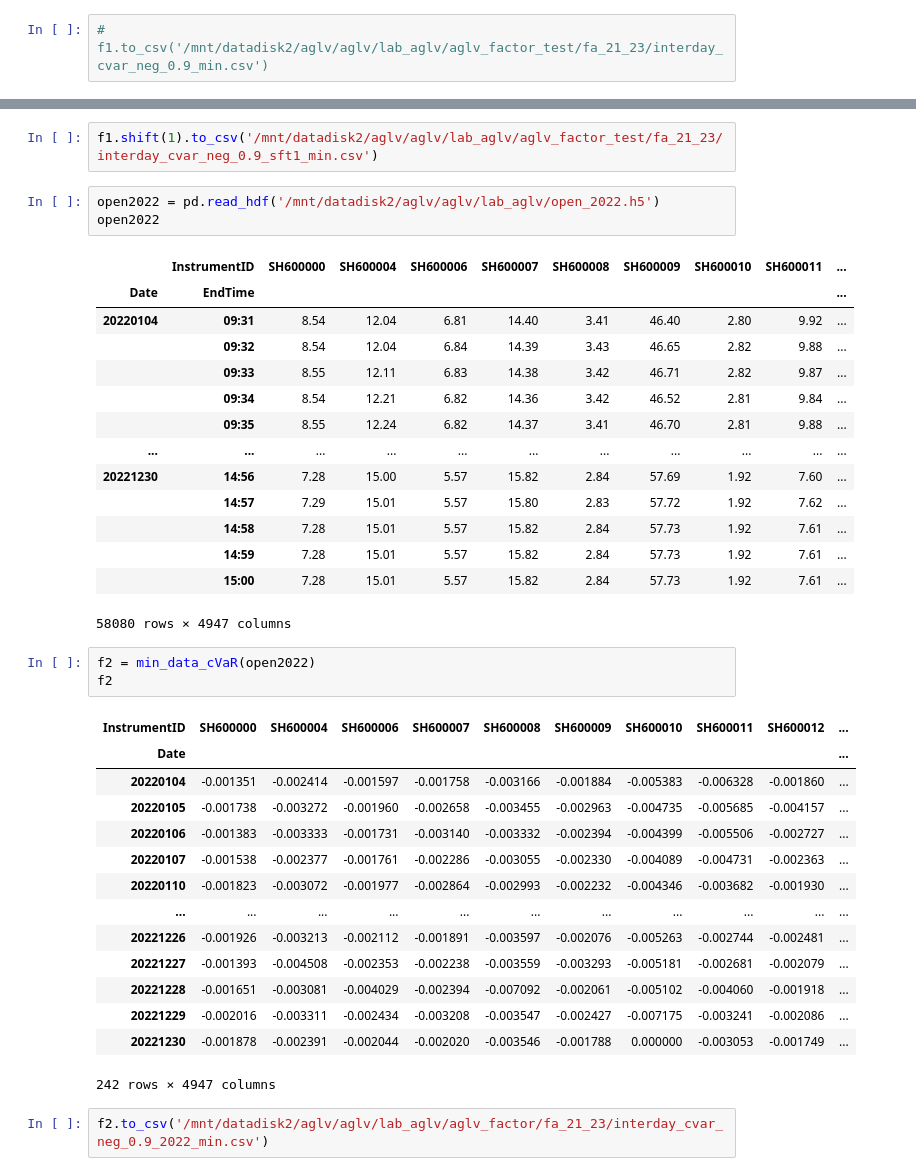
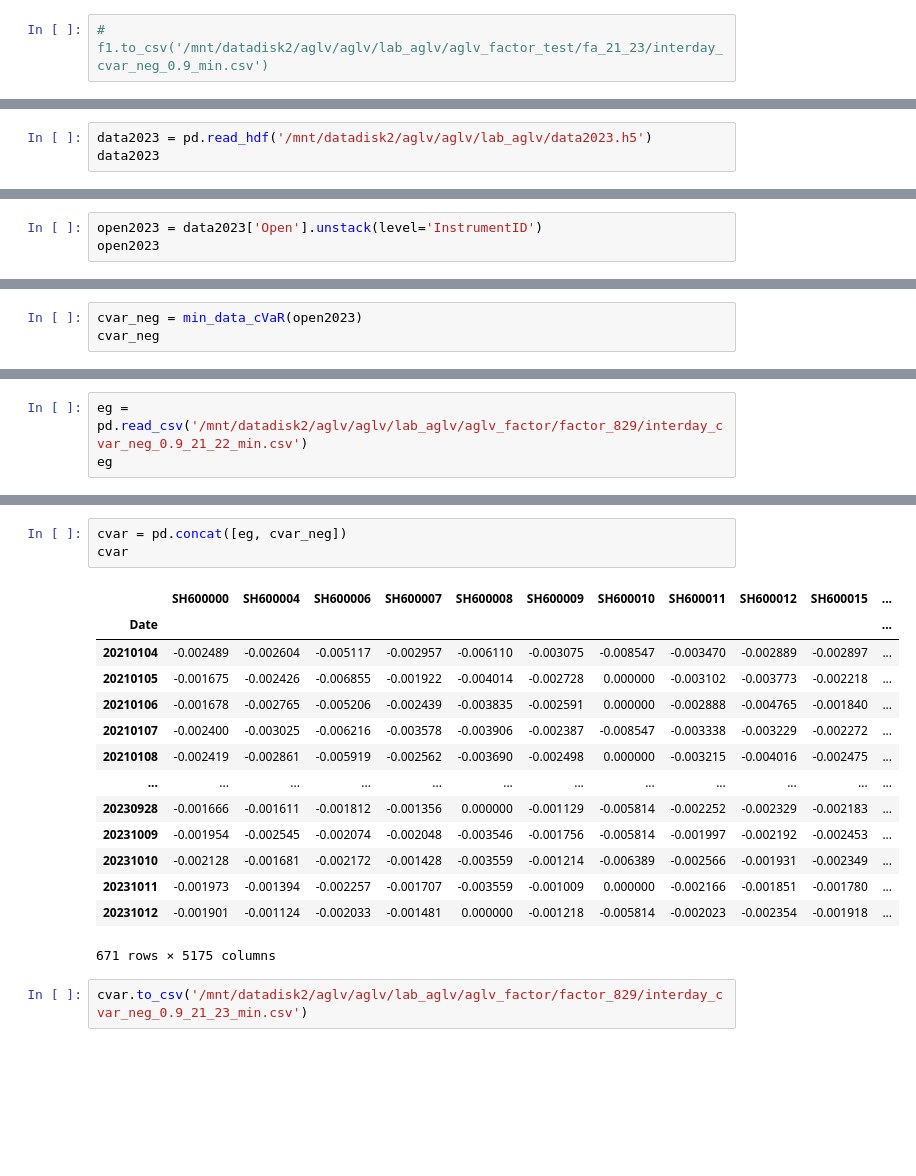
Before and after one commit to ForestMayJun/Quant, a Jupyter notebook: minute_alpha/alpha_interday_cVar.ipynb, the cells around one changed output, grey strips where cells are left out. Saved outputs shown, nothing was run; the diff lists cells and outputs as text; blank space fills up the shorter version.

```diff
--- a/minute_alpha/alpha_interday_cVar.ipynb
+++ b/minute_alpha/alpha_interday_cVar.ipynb
@@ -92,0 +75,3 @@ f2
+# %%
+data2023 = pd.read_hdf('/mnt/datadisk2/aglv/aglv/lab_aglv/data2023.h5')
+data2023
@@ -92,0 +93,3 @@ f2
+# %%
+open2023 = data2023['Open'].unstack(level='InstrumentID')
+open2023
@@ -92,0 +111,3 @@ f2
+# %%
+cvar_neg = min_data_cVaR(open2023)
+cvar_neg
@@ -92,0 +129,3 @@ f2
+# %%
+eg = pd.read_csv('/mnt/datadisk2/aglv/aglv/lab_aglv/aglv_factor/factor_829/interday_cvar_neg_0.9_21_22_min.csv')
+eg
@@ -93,40 +164,20 @@ f2
+# %%
+cvar = pd.concat([eg, cvar_neg])
+cvar
+# %% [output]
+|  | SH600000 | SH600004 | SH600006 | SH600007 | SH600008 | SH600009 | SH600010 | SH600011 | SH600012 | SH600015 | ... |
+| Date |  |  |  |  |  |  |  |  |  |  | ... |
+| 20210104 | -0.002489 | -0.002604 | -0.005117 | -0.002957 | -0.006110 | -0.003075 | -0.008547 | -0.003470 | -0.002889 | -0.002897 | ... |
+| 20210105 | -0.001675 | -0.002426 | -0.006855 | -0.001922 | -0.004014 | -0.002728 | 0.000000 | -0.003102 | -0.003773 | -0.002218 | ... |
+| 20210106 | -0.001678 | -0.002765 | -0.005206 | -0.002439 | -0.003835 | -0.002591 | 0.000000 | -0.002888 | -0.004765 | -0.001840 | ... |
+| 20210107 | -0.002400 | -0.003025 | -0.006216 | -0.003578 | -0.003906 | -0.002387 | -0.008547 | -0.003338 | -0.003229 | -0.002272 | ... |
+| 20210108 | -0.002419 | -0.002861 | -0.005919 | -0.002562 | -0.003690 | -0.002498 | 0.000000 | -0.003215 | -0.004016 | -0.002475 | ... |
+| ... | ... | ... | ... | ... | ... | ... | ... | ... | ... | ... | ... |
+| 20230928 | -0.001666 | -0.001611 | -0.001812 | -0.001356 | 0.000000 | -0.001129 | -0.005814 | -0.002252 | -0.002329 | -0.002183 | ... |
+| 20231009 | -0.001954 | -0.002545 | -0.002074 | -0.002048 | -0.003546 | -0.001756 | -0.005814 | -0.001997 | -0.002192 | -0.002453 | ... |
+| 20231010 | -0.002128 | -0.001681 | -0.002172 | -0.001428 | -0.003559 | -0.001214 | -0.006389 | -0.002566 | -0.001931 | -0.002349 | ... |
+| 20231011 | -0.001973 | -0.001394 | -0.002257 | -0.001707 | -0.003559 | -0.001009 | 0.000000 | -0.002166 | -0.001851 | -0.001780 | ... |
+| 20231012 | -0.001901 | -0.001124 | -0.002033 | -0.001481 | 0.000000 | -0.001218 | -0.005814 | -0.002023 | -0.002354 | -0.001918 | ... |
+671 rows × 5175 columns
 # %%
-f1.shift(1).to_csv('/mnt/datadisk2/aglv/aglv/lab_aglv/aglv_factor_test/fa_21_23/interday_cvar_neg_0.9_sft1_min.csv')
+cvar.to_csv('/mnt/datadisk2/aglv/aglv/lab_aglv/aglv_factor/factor_829/interday_cvar_neg_0.9_21_23_min.csv')
-# %%
-open2022 = pd.read_hdf('/mnt/datadisk2/aglv/aglv/lab_aglv/open_2022.h5')
-open2022
-# %% [output]
-|  | InstrumentID | SH600000 | SH600004 | SH600006 | SH600007 | SH600008 | SH600009 | SH600010 | SH600011 | ... |
-| Date | EndTime |  |  |  |  |  |  |  |  | ... |
-| 20220104 | 09:31 | 8.54 | 12.04 | 6.81 | 14.40 | 3.41 | 46.40 | 2.80 | 9.92 | ... |
-|  | 09:32 | 8.54 | 12.04 | 6.84 | 14.39 | 3.43 | 46.65 | 2.82 | 9.88 | ... |
-|  | 09:33 | 8.55 | 12.11 | 6.83 | 14.38 | 3.42 | 46.71 | 2.82 | 9.87 | ... |
-|  | 09:34 | 8.54 | 12.21 | 6.82 | 14.36 | 3.42 | 46.52 | 2.81 | 9.84 | ... |
-|  | 09:35 | 8.55 | 12.24 | 6.82 | 14.37 | 3.41 | 46.70 | 2.81 | 9.88 | ... |
-| ... | ... | ... | ... | ... | ... | ... | ... | ... | ... | ... |
-| 20221230 | 14:56 | 7.28 | 15.00 | 5.57 | 15.82 | 2.84 | 57.69 | 1.92 | 7.60 | ... |
-|  | 14:57 | 7.29 | 15.01 | 5.57 | 15.80 | 2.83 | 57.72 | 1.92 | 7.62 | ... |
-|  | 14:58 | 7.28 | 15.01 | 5.57 | 15.82 | 2.84 | 57.73 | 1.92 | 7.61 | ... |
-|  | 14:59 | 7.28 | 15.01 | 5.57 | 15.82 | 2.84 | 57.73 | 1.92 | 7.61 | ... |
-|  | 15:00 | 7.28 | 15.01 | 5.57 | 15.82 | 2.84 | 57.73 | 1.92 | 7.61 | ... |
-58080 rows × 4947 columns
-# %%
-f2 = min_data_cVaR(open2022)
-f2
-# %% [output]
-| InstrumentID | SH600000 | SH600004 | SH600006 | SH600007 | SH600008 | SH600009 | SH600010 | SH600011 | SH600012 | ... |
-| Date |  |  |  |  |  |  |  |  |  | ... |
-| 20220104 | -0.001351 | -0.002414 | -0.001597 | -0.001758 | -0.003166 | -0.001884 | -0.005383 | -0.006328 | -0.001860 | ... |
-| 20220105 | -0.001738 | -0.003272 | -0.001960 | -0.002658 | -0.003455 | -0.002963 | -0.004735 | -0.005685 | -0.004157 | ... |
-| 20220106 | -0.001383 | -0.003333 | -0.001731 | -0.003140 | -0.003332 | -0.002394 | -0.004399 | -0.005506 | -0.002727 | ... |
-| 20220107 | -0.001538 | -0.002377 | -0.001761 | -0.002286 | -0.003055 | -0.002330 | -0.004089 | -0.004731 | -0.002363 | ... |
-| 20220110 | -0.001823 | -0.003072 | -0.001977 | -0.002864 | -0.002993 | -0.002232 | -0.004346 | -0.003682 | -0.001930 | ... |
-| ... | ... | ... | ... | ... | ... | ... | ... | ... | ... | ... |
-| 20221226 | -0.001926 | -0.003213 | -0.002112 | -0.001891 | -0.003597 | -0.002076 | -0.005263 | -0.002744 | -0.002481 | ... |
-| 20221227 | -0.001393 | -0.004508 | -0.002353 | -0.002238 | -0.003559 | -0.003293 | -0.005181 | -0.002681 | -0.002079 | ... |
-| 20221228 | -0.001651 | -0.003081 | -0.004029 | -0.002394 | -0.007092 | -0.002061 | -0.005102 | -0.004060 | -0.001918 | ... |
-| 20221229 | -0.002016 | -0.003311 | -0.002434 | -0.003208 | -0.003547 | -0.002427 | -0.007175 | -0.003241 | -0.002086 | ... |
-| 20221230 | -0.001878 | -0.002391 | -0.002044 | -0.002020 | -0.003546 | -0.001788 | 0.000000 | -0.003053 | -0.001749 | ... |
-242 rows × 4947 columns
-# %%
-f2.to_csv('/mnt/datadisk2/aglv/aglv/lab_aglv/aglv_factor/fa_21_23/interday_cvar_neg_0.9_2022_min.csv')
```
Also changed, not shown: parts of 10 cells of this notebook, 2 other files.
